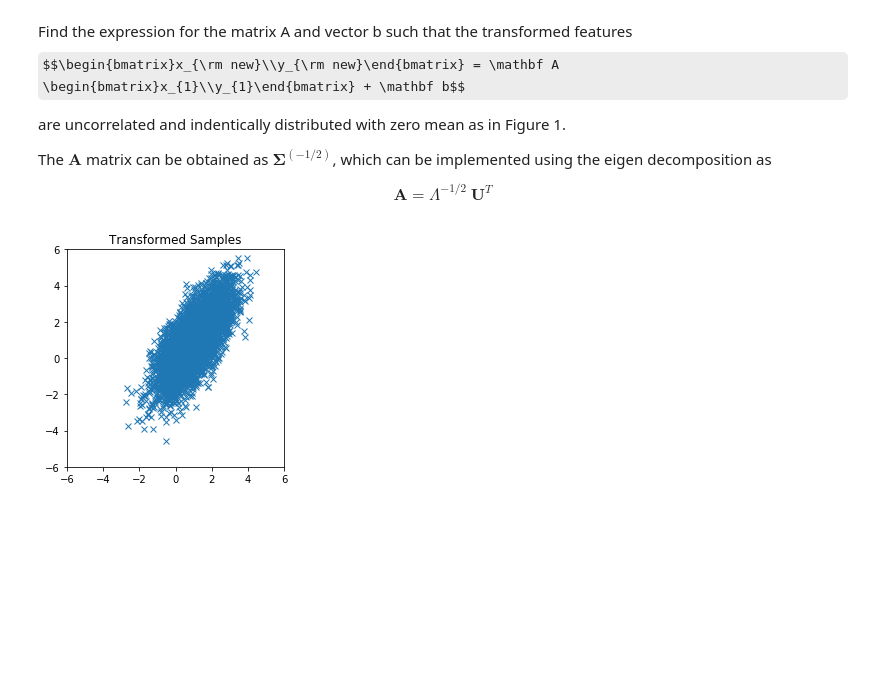
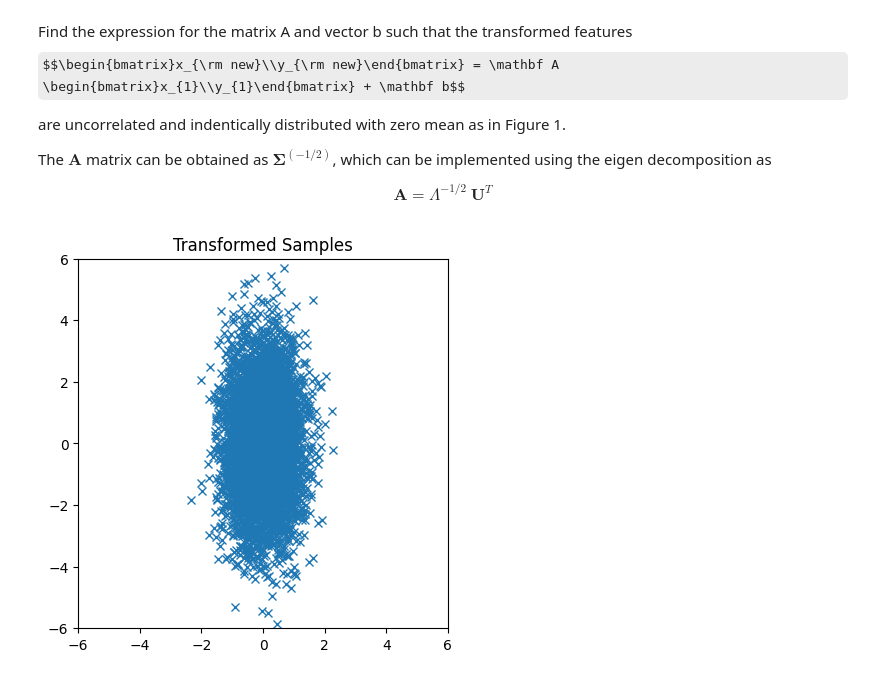
Before and after one commit to aezouhri/Machine_Learning, a Jupyter notebook: Mini assignment 4/2DGaussian.ipynb, the cells around one changed output. Cells and saved outputs as stored; diff of their text form; code cells hidden in the pictures; some formulas as TeX source; blank space fills up the shorter version.

```diff
--- a/Mini assignment 4/2DGaussian.ipynb
+++ b/Mini assignment 4/2DGaussian.ipynb
@@ -176,6 +176,14 @@ Data  = np.matrix([x1,y1])
 # Modify the code below to get uncorrelated and rotated features
 #---------------------------------------------------------------
 rprime = Data
+xnew = np.transpose(rprime[0,:])
+ynew = np.transpose(rprime[1,:])
+
+# Perform eigen decomposition of the covariance matrix
+lam, u = la.eig(Sigma_est)
+
+# Transformation
+rprime = np.matmul(np.transpose(u), Data - mu_est)
 xnew = np.transpose(rprime[0,:])
 ynew = np.transpose(rprime[1,:])
 
@@ -210,28 +218,28 @@ $$\mathbf A = \Lambda^{-1/2}~\mathbf U^T $$
 # %%
 Data  = np.matrix([x1,y1])
 
 # Transformation
 A = np.matmul(np.diag(1/np.sqrt(lam)),np.transpose(u))
 b = np.matmul(A,mu_est)
 
 # Transformation
 # Modify the code below to get uncorrelated and uniformly distributed features
 #---------------------------------------------------------------
-rprime = Data
+rprime = np.matmul(np.transpose(u), Data - mu_est)
 xnew = np.transpose(rprime[0,:])
 ynew = np.transpose(rprime[1,:])
 
 #---------------------------------------------------------------
 
 fig4 = plt.figure()
 ax4 = fig4.add_subplot(1, 1, 1)
 plt.plot(xnew, ynew, 'x')
 plt.xlim([-6,6])
 plt.ylim([-6,6])
 ax4.set_title('Transformed Samples')
 ax4.set_aspect('equal')
 
-string = './../figures/whitened.pdf'
+string = './whitened.pdf'
 plt.savefig(string)
 # %% [output]
-[figure, old version]
+[figure, new version]
```
Also changed, not shown: parts of 4 cells of this notebook, 1 other file.
